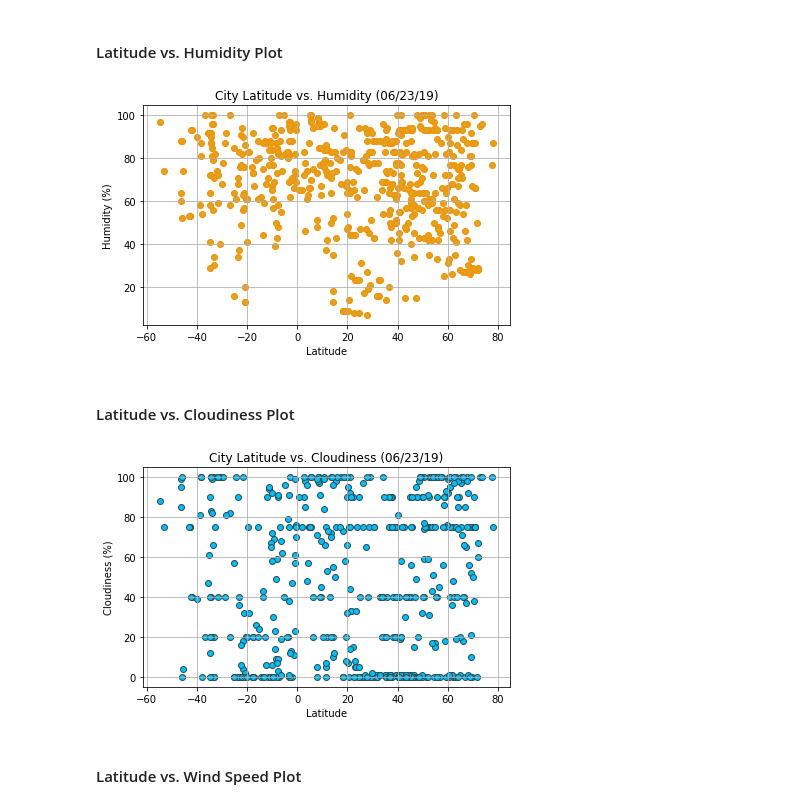
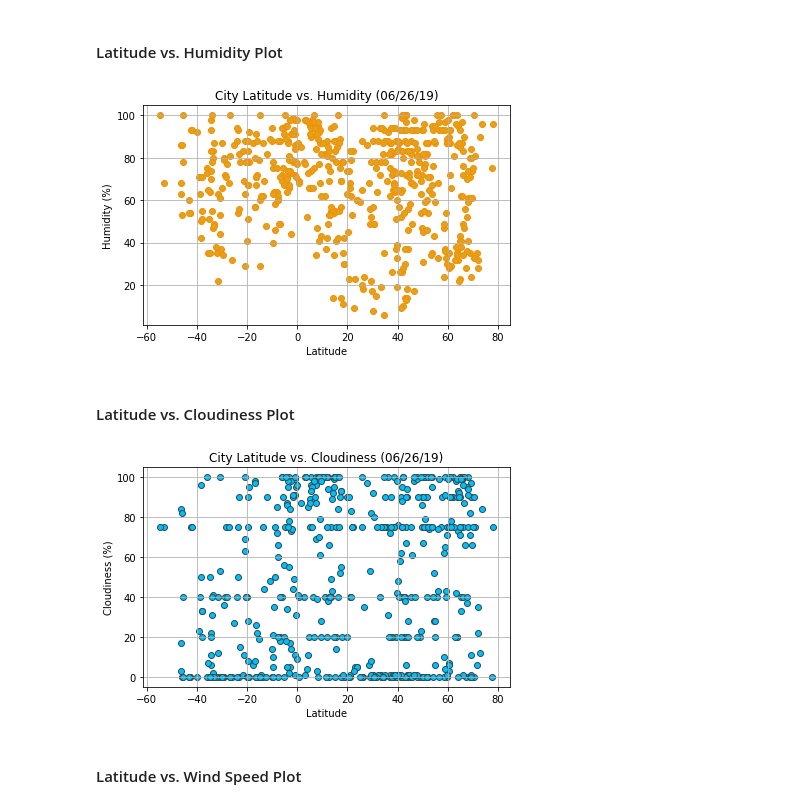
Before and after one commit to ladydatadigger/06-Python-APIs, a Jupyter notebook: WeatherPy_mlee.ipynb, the cells around one changed output. Cells and saved outputs as stored; diff of their text form; code cells hidden in the pictures.

```diff
--- a/WeatherPy_mlee.ipynb
+++ b/WeatherPy_mlee.ipynb
@@ -203,21 +203,21 @@ plt.show()
 # %%
 # Set x axis
 lat_axis = lat
 
 #create scatter plot
 plt.scatter(lat_axis, humid, marker="o", facecolors="goldenrod", edgecolors="darkorange")
 plt.grid()
 #add labels, titles,
-plt.title("City Latitude vs. Humidity (06/23/19)")
+plt.title("City Latitude vs. Humidity (06/26/19)")
 plt.xlabel("Latitude")
 plt.ylabel("Humidity (%)")
 plt.tight_layout()
 
 # save figure
-plt.savefig("../Images/LatvsHumidity.png")
+plt.savefig("Images/LatvsHumidity.png")
 plt.show()
 # %% [output]
-[figure, old version]
+[figure, new version]
 # %% [markdown]
 #### Latitude vs. Cloudiness Plot
 # %%
@@ -228,7 +228,7 @@ lat_axis = lat
 plt.scatter(lat_axis, cloud, marker="o", facecolors="deepskyblue", edgecolors="darkslategrey")
 plt.grid()
 #add labels, titles,
-plt.title("City Latitude vs. Cloudiness (06/23/19)")
+plt.title("City Latitude vs. Cloudiness (06/26/19)")
 plt.xlabel("Latitude")
 plt.ylabel("Cloudiness (%)")
 plt.tight_layout()
@@ -236,10 +236,10 @@ plt.tight_layout()
 # plt.ylim(min(wind_mph)-5,wind_mph+5)
 
 # save figure
-plt.savefig("../Images/LatvsCloudiness.png")
+plt.savefig("Images/LatvsCloudiness.png")
 plt.show()
 # %% [output]
-[figure, old version]
+[figure, new version]
 # %% [markdown]
 #### Latitude vs. Wind Speed Plot
 # %%
```
Also changed, not shown: parts of 7 cells of this notebook, 5 other files.
